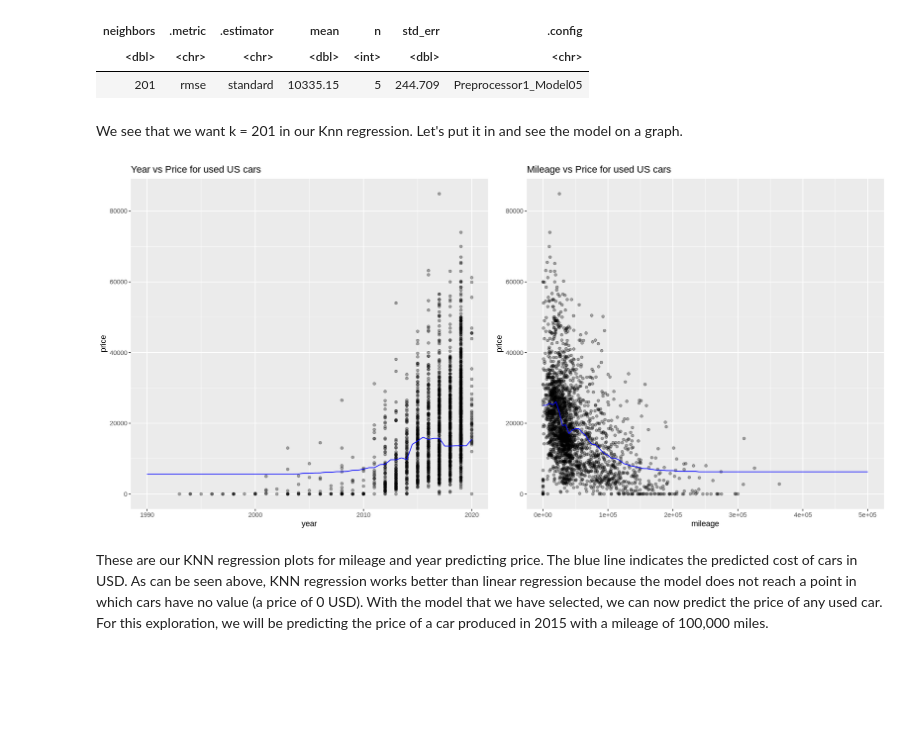
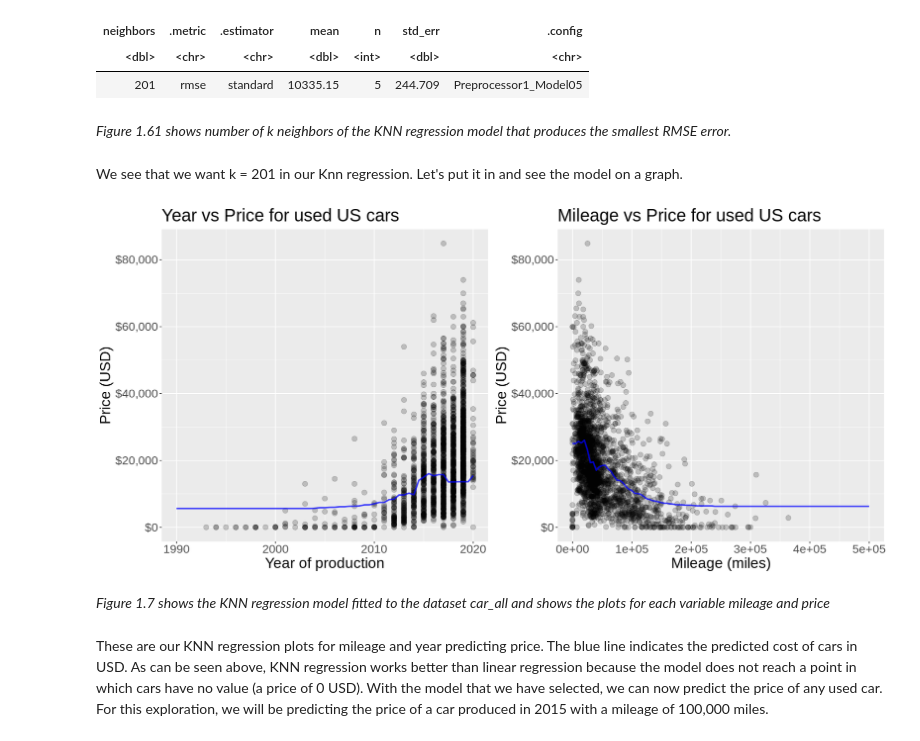
Before and after one commit to zhtgeneral/Group-30-Official, a Jupyter notebook: Group 30 Project.ipynb, the cells around one changed output. Cells and saved outputs as stored; diff of their text form; code cells hidden in the pictures; blank space fills up the shorter version.

```diff
--- a/Group 30 Project.ipynb
+++ b/Group 30 Project.ipynb
@@ -266,6 +318,8 @@ A tibble: 1 × 7
 | neighbors | .metric | .estimator | mean | n | std_err | .config |
 | <dbl> | <chr> | <chr> | <dbl> | <int> | <dbl> | <chr> |
 | 201 | rmse | standard | 10335.15 | 5 | 244.709 | Preprocessor1_Model05 |
+# %% [markdown]
+*Figure 1.61 shows number of k neighbors of the KNN regression model that produces the smallest RMSE error.*
 # %% [markdown]
 We see that we want k = 201 in our Knn regression. Let's put it in and see the model on a graph.
 # %%
@@ -290,40 +344,56 @@ knn_year_fit <- workflow() |>
            add_recipe(knn_year_recipe) |>
            add_model(knn_spec) |>
            fit(data = car_train)
 knn_year_pred <- knn_year_fit |>
             predict(knn_year_pred) |>
             bind_cols(knn_year_pred)
 knn_year_plot <- car_all |>
             ggplot(aes(x = year, y = price)) +
-            geom_point(alpha = 0.33) +
+            geom_point(alpha = 0.2,
+                       size = 3) +
             geom_line(data = knn_year_pred,
                       mapping = aes(x = year, y = .pred),
-                      color = "blue") +
-            labs(title = "Year of production vs Price for used US cars", x = "Year of production", y = "Price (USD)")
+                      color = "blue",
+                      size = 1,
+                      alpha = 0.75) +
+            labs(title = "Year vs Price for used US cars",
+                 x = "Year of production",
+                 y = "Price (USD)") +
+            scale_y_continuous(labels = dollar_format()) +
+            theme(text = element_text(size = 20))
 
 #-----------------------------------------------------------------------#Below is price vs mileage knn regression
 
 knn_mi_pred <- tibble(mileage = seq(from = 0, to = 500000, by = 5000))
 knn_mi_fit <- workflow() |>
            add_recipe(car_recipe) |>
            add_model(knn_spec) |>
            fit(data = car_train)
 knn_mi_pred <- knn_mi_fit |>
             predict(knn_mi_pred) |>
             bind_cols(knn_mi_pred)
 knn_mi_plot <- car_all |>
             ggplot(aes(x = mileage, y = price)) +
-            geom_point(alpha = 0.33) +
+            geom_point(alpha = 0.2,
+                       size = 3) +
             geom_line(data = knn_mi_pred,
                       mapping = aes(x = mileage, y = .pred),
-                      color = "blue") +
-            labs(title = "Mileage vs Price for used US cars", x = "Mileage (miles)", y = "Price (USD)")
+                      color = "blue",
+                      size = 1,
+                      alpha = 0.75) +
+            labs(title = "Mileage vs Price for used US cars",
+                 x = "Mileage (miles)",
+                 y = "Price (USD)") +
+            scale_y_continuous(labels = dollar_format()) +
+            theme(text = element_text(size = 20))
 
 #----------------------------------------------------------------#Below is plotting the graphs beside each other
 
 plot_grid(knn_year_plot, knn_mi_plot, ncol = 2)
 # %% [output]
-[figure, old version]
+[figure, new version]
+# %% [markdown]
+*Figure 1.7 shows the KNN regression model fitted to the dataset car_all and shows the plots for each variable mileage and price*
 # %% [markdown]
 These are our KNN regression plots for mileage and year predicting price. The blue line indicates the predicted cost of cars in USD. As can be seen above, KNN regression works better than linear regression because the model does not reach a point in which cars have no value (a price of 0 USD). With the model that we have selected, we can now predict the price of any used car. For this exploration, we will be predicting the price of a car produced in 2015 with a mileage of 100,000 miles.
 # %%
```
Also changed, not shown: parts of 18 cells of this notebook.
